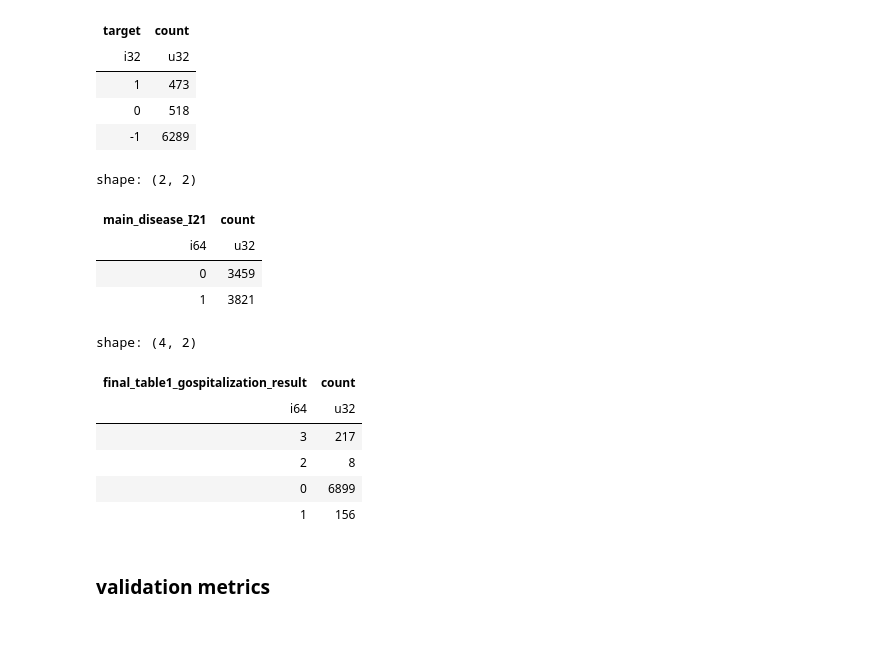
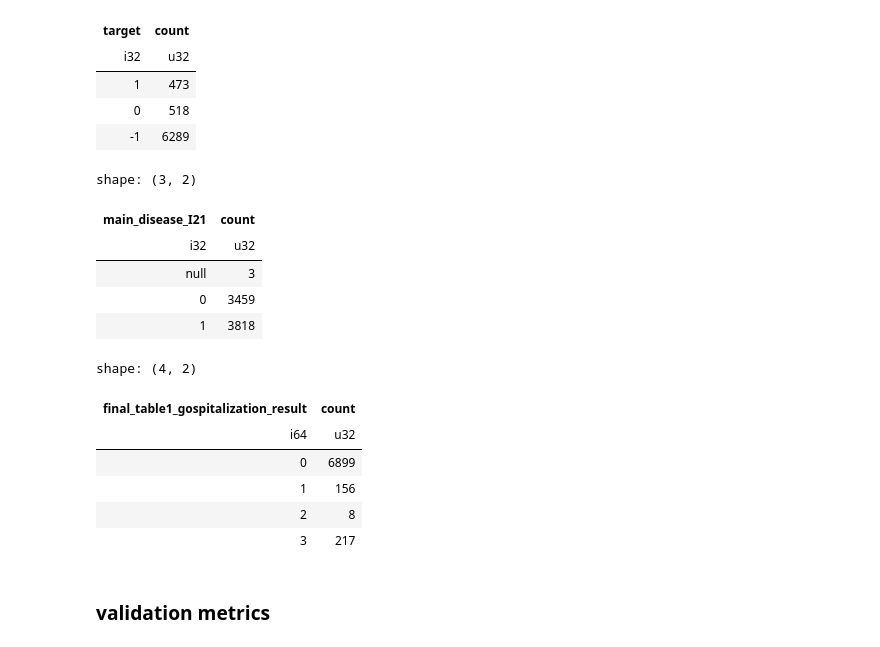
Before and after one commit to KonstantinBurkin/parse-records, a Jupyter notebook: notebooks/8.2_make_models.ipynb, the cells around one changed output. Drawn from its saved outputs; the diff is of its cells as text; code cells hidden in the pictures.

```diff
--- a/notebooks/8.2_make_models.ipynb
+++ b/notebooks/8.2_make_models.ipynb
@@ -108,7 +112,7 @@ numerical_feature_map = {
 # %%
 path = "data_for_models"
 os.makedirs(os.path.join(FILES_DIR, path), exist_ok=True)
-file_name = "imputed_labeled_data.parquet"
+file_name = "labeled_data_filtered.parquet"
 file_path = os.path.join(FILES_DIR, path, file_name)
 labeled_data = pl.read_parquet(file_path)
 
@@ -141,23 +145,26 @@ shape: (3, 2)
 | 0 | 518 |
 | -1 | 6289 |
 # %%
-labeled_data["main_disease_I21"].value_counts()
+labeled_data["main_disease_I21"].value_counts().sort("main_disease_I21")
 # %% [output]
-shape: (2, 2)
+shape: (3, 2)
 | main_disease_I21 | count |
-| i64 | u32 |
+| i32 | u32 |
+| null | 3 |
 | 0 | 3459 |
-| 1 | 3821 |
+| 1 | 3818 |
 # %%
-labeled_data["final_table1_gospitalization_result"].value_counts()
+labeled_data["final_table1_gospitalization_result"].value_counts().sort(
+    "final_table1_gospitalization_result"
+)
 # %% [output]
 shape: (4, 2)
 | final_table1_gospitalization_result | count |
 | i64 | u32 |
-| 3 | 217 |
-| 2 | 8 |
 | 0 | 6899 |
 | 1 | 156 |
+| 2 | 8 |
+| 3 | 217 |
 # %% [markdown]
 ### validation metrics
 # %%
```
Also changed, not shown: parts of 19 cells of this notebook.
